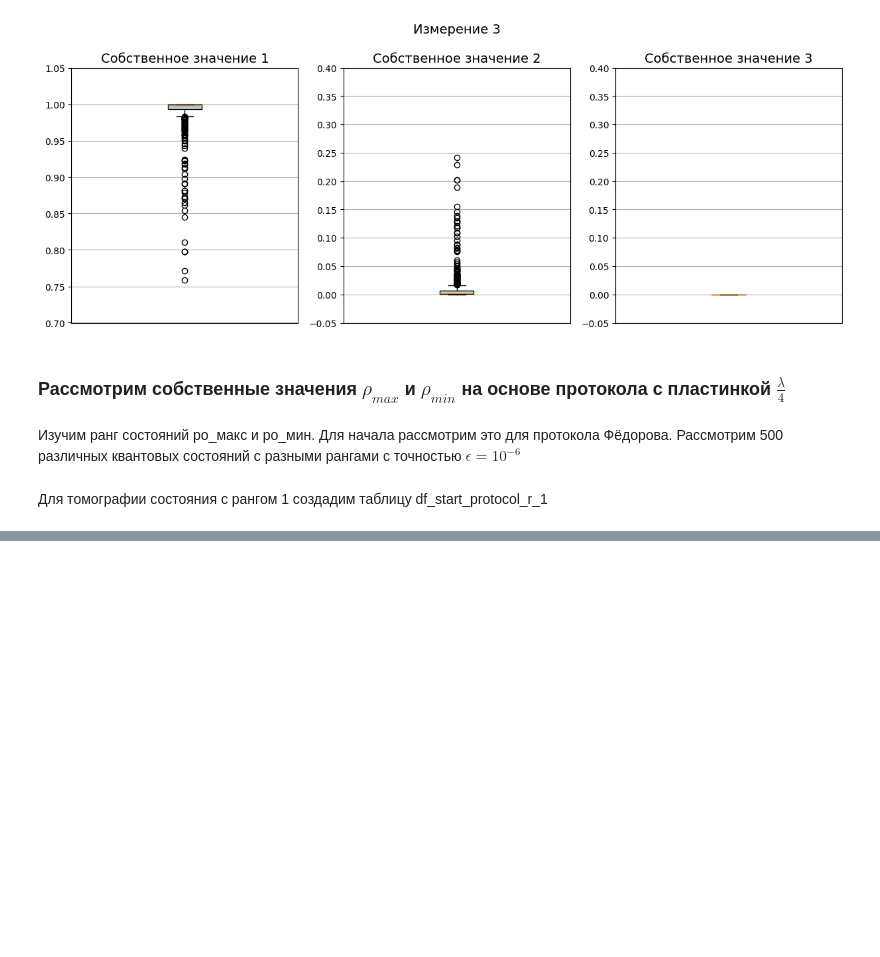
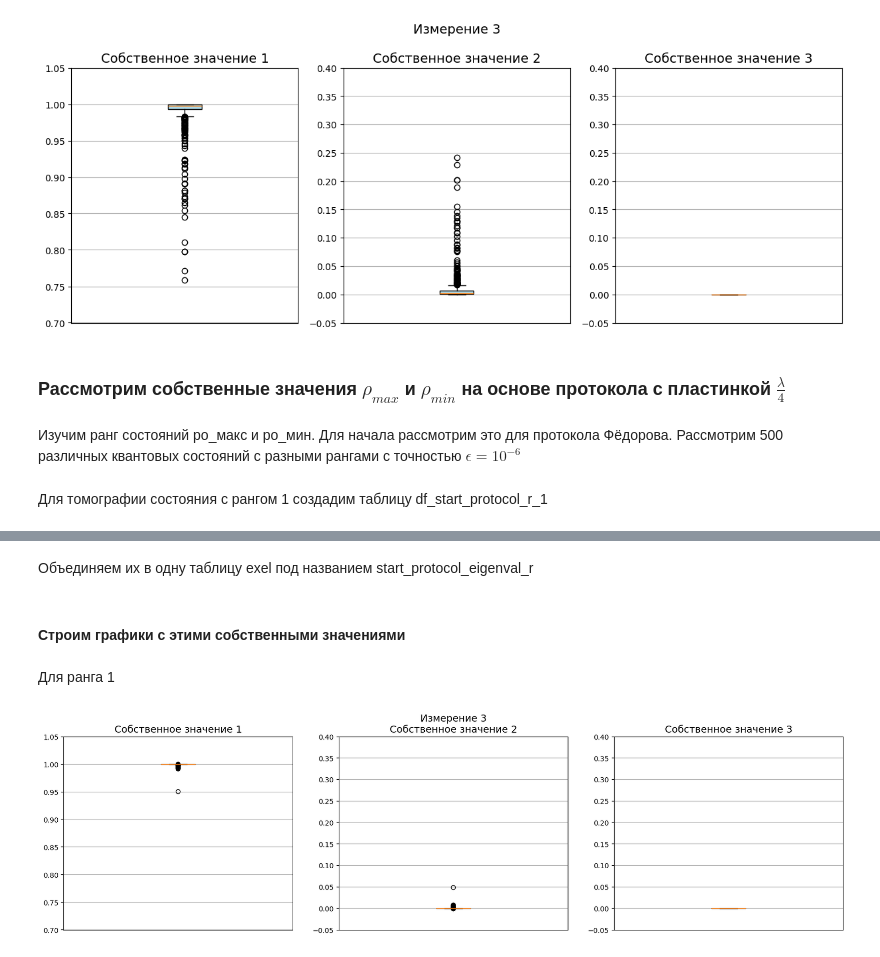
Before and after one commit to Denis-chupa/Quantum_tools, a Jupyter notebook: Tomography/src/research_data/research_eigenvalue.ipynb, the cells around one changed output, grey strips where cells are left out. Saved outputs shown, nothing was run; the diff lists cells and outputs as text; code cells hidden in the pictures; blank space fills up the shorter version.

```diff
--- a/Tomography/src/research_data/research_eigenvalue.ipynb
+++ b/Tomography/src/research_data/research_eigenvalue.ipynb
@@ -281,0 +404,2 @@ for i in tqdm(range(N)):
+# %% [markdown]
+Объединяем их в одну таблицу exel под названием start_protocol_eigenval_r
@@ -281,0 +415,49 @@ for i in tqdm(range(N)):
+# %% [markdown]
+#### Строим графики с этими собственными значениями
+# %% [markdown]
+Для ранга 1
+# %%
+# Группируем колонки по измерениям (столбцы)
+column_groups = [
+    ["СЗ 1, И 1", "СЗ 2, И 1", "СЗ 3, И 1"],  # Измерение 1
+    ["СЗ 1, И 2", "СЗ 2, И 2", "СЗ 3, И 2"],  # Измерение 2
+    ["СЗ 1, И 3", "СЗ 2, И 3", "СЗ 3, И 3"],   # Измерение 3
+    ["СЗ 1, И 4", "СЗ 2, И 4", "СЗ 3, И 5"],   # Измерение 4
+    ["СЗ 1, И 5", "СЗ 2, И 5", "СЗ 3, И 5"]   # Измерение 5
+]
+
+col_labels = ["СЗ 1", "СЗ 2", "СЗ 3"]
+row_labels = ["Измерение 1", "Измерение 2", "Измерение 3", "Измерение 4", "Измерение 5"]
+
+fig, axes = plt.subplots(1, 3, figsize=(20, 5))
+
+for i in range(2,3):      # по измерениям (строки)
+    for j in range(3):  # по СЗ (столбцы)
+        ax = axes[j]
+        col_name = column_groups[i][j]
+        data = df_start_protocol_r_1[col_name].dropna()
+
+        ax.boxplot(data, patch_artist=True, boxprops=dict(facecolor='lightblue'))
+
+        # Заголовок для каждого графика — только название СЗ
+        ax.set_title(f"Собственное значение {col_labels[j][3]}", fontsize=14)
+
+        # Для центрального графика в строке (j == 1) добавляем подпись с измерением
+        if j == 1:
+            ax.set_title(f"{row_labels[i]}\nСобственное значение {col_labels[j][3]}", fontsize=14)
+
+
+        if j == 0:
+            ax.set_ylim([0.7, 1.05])
+        else:
+            ax.set_ylim([-0.05, 0.4])
+
+
+        ax.grid(True)
+        ax.set_xticks([])
+
+
+# plt.tight_layout()
+plt.show()
+# %% [output]
+[figure, added]
```
Also changed, not shown: parts of 9 cells of this notebook.
